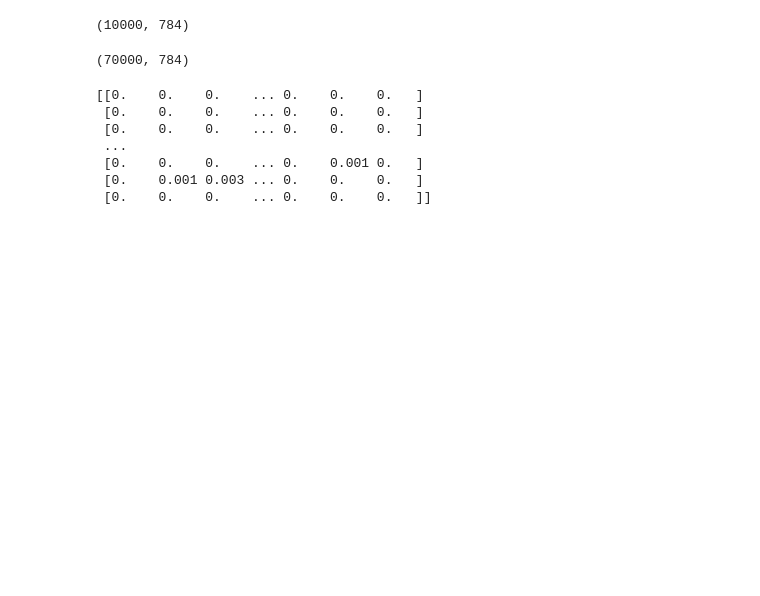
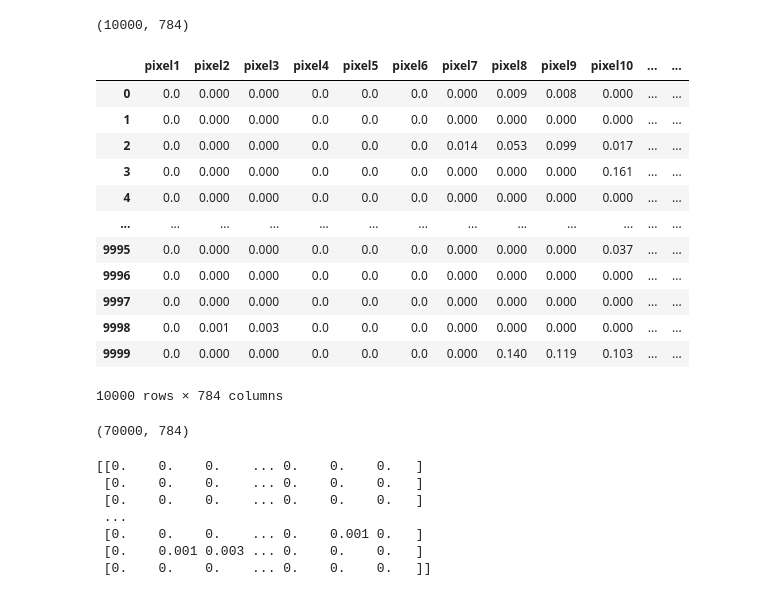
Before and after one commit to sev17238/IA-Neural-Networks, a Jupyter notebook: RNFeedForward/RNFeedForward.ipynb, the cells around one changed output. Cells and saved outputs as stored; diff of their text form; code cells hidden in the pictures; blank space fills up the shorter version.

```diff
--- a/RNFeedForward/RNFeedForward.ipynb
+++ b/RNFeedForward/RNFeedForward.ipynb
@@ -85,6 +93,22 @@ m_t, n_t = x_t.shape
 print( x_t.shape )
 # %% [output]
 (10000, 784)
+# %%
+x_t
+# %% [output]
+|  | pixel1 | pixel2 | pixel3 | pixel4 | pixel5 | pixel6 | pixel7 | pixel8 | pixel9 | pixel10 | ... | ... |
+| 0 | 0.0 | 0.000 | 0.000 | 0.0 | 0.0 | 0.0 | 0.000 | 0.009 | 0.008 | 0.000 | ... | ... |
+| 1 | 0.0 | 0.000 | 0.000 | 0.0 | 0.0 | 0.0 | 0.000 | 0.000 | 0.000 | 0.000 | ... | ... |
+| 2 | 0.0 | 0.000 | 0.000 | 0.0 | 0.0 | 0.0 | 0.014 | 0.053 | 0.099 | 0.017 | ... | ... |
+| 3 | 0.0 | 0.000 | 0.000 | 0.0 | 0.0 | 0.0 | 0.000 | 0.000 | 0.000 | 0.161 | ... | ... |
+| 4 | 0.0 | 0.000 | 0.000 | 0.0 | 0.0 | 0.0 | 0.000 | 0.000 | 0.000 | 0.000 | ... | ... |
+| ... | ... | ... | ... | ... | ... | ... | ... | ... | ... | ... | ... | ... |
+| 9995 | 0.0 | 0.000 | 0.000 | 0.0 | 0.0 | 0.0 | 0.000 | 0.000 | 0.000 | 0.037 | ... | ... |
+| 9996 | 0.0 | 0.000 | 0.000 | 0.0 | 0.0 | 0.0 | 0.000 | 0.000 | 0.000 | 0.000 | ... | ... |
+| 9997 | 0.0 | 0.000 | 0.000 | 0.0 | 0.0 | 0.0 | 0.000 | 0.000 | 0.000 | 0.000 | ... | ... |
+| 9998 | 0.0 | 0.001 | 0.003 | 0.0 | 0.0 | 0.0 | 0.000 | 0.000 | 0.000 | 0.000 | ... | ... |
+| 9999 | 0.0 | 0.000 | 0.000 | 0.0 | 0.0 | 0.0 | 0.000 | 0.140 | 0.119 | 0.103 | ... | ... |
+10000 rows × 784 columns
 # %%
 X = np.vstack((
     x_tr,
```
Also changed, not shown: parts of 24 cells of this notebook, 1 other file.
